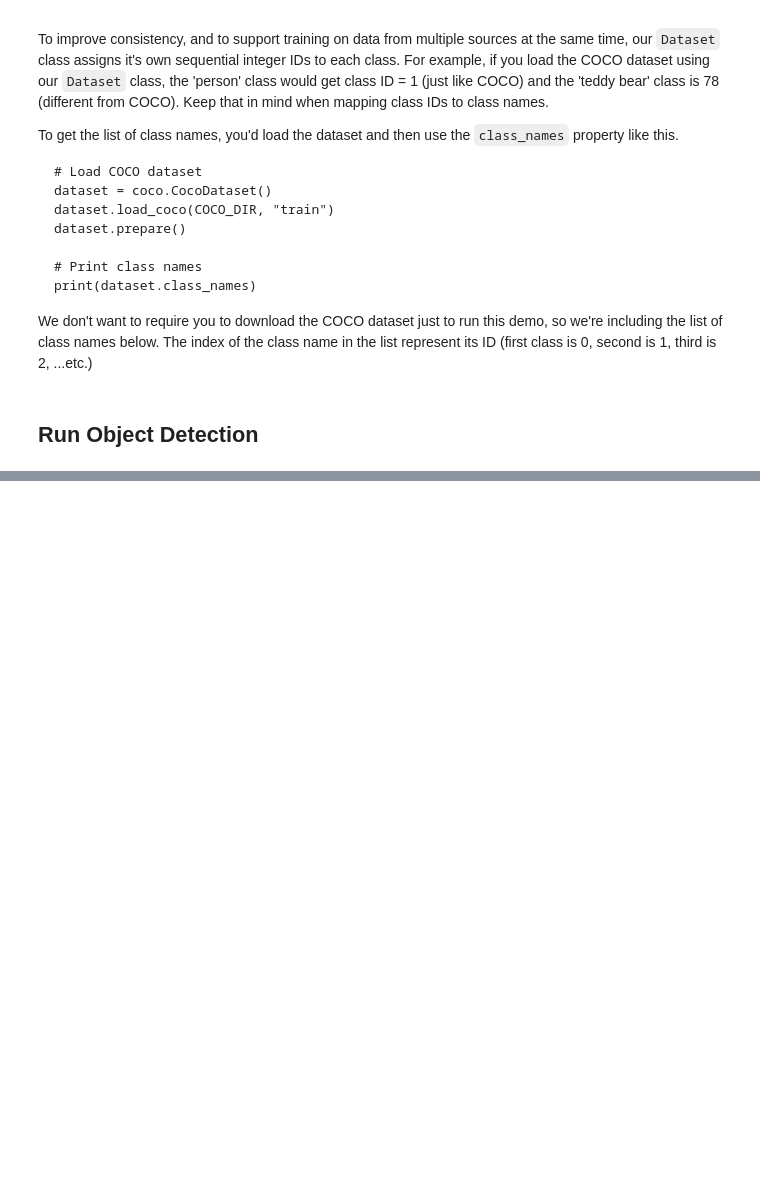
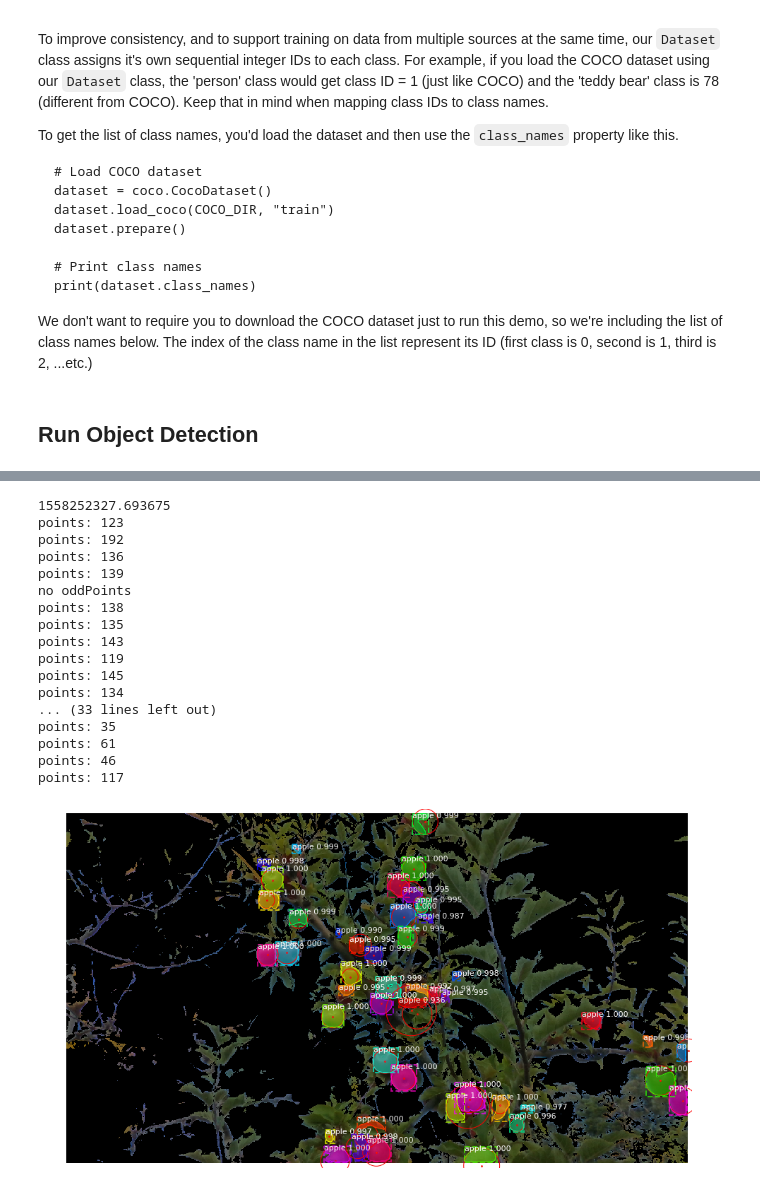
Before and after one commit to foreverben1986/Mask_RCNN, a Jupyter notebook: samples/demo.ipynb, the cells around one changed output, grey strips where cells are left out. Drawn from its saved outputs; the diff is of its cells as text; code cells hidden in the pictures; blank space fills up the shorter version.

```diff
--- a/samples/demo.ipynb
+++ b/samples/demo.ipynb
@@ -162,0 +161,34 @@ points: 88
+# %%
+# Load a random image from the images folder
+#file_names = next(os.walk(IMAGE_DIR))[2]
+#image = skimage.io.imread(os.path.join(IMAGE_DIR, random.choice(file_names)))
+
+image = skimage.io.imread(os.path.join(IMAGE_DIR, "color_20190518T071146-Copy1-test.png"))
+# Run detection
+logging.debug('start detect')
+results = model.detect([image], verbose=0)
+logging.debug('end detect')
+
+# Visualize results
+r = results[0]
+visualize.display_instances(image, r['rois'], r['masks'], r['class_ids'],
+                            class_names, r['scores'])
+# %% [output]
+1558252327.693675
+points: 123
+points: 192
+points: 136
+points: 139
+no oddPoints
+points: 138
+points: 135
+points: 143
+points: 119
+points: 145
+points: 134
+... (33 lines left out)
+points: 35
+points: 61
+points: 46
+points: 117
+[figure, added]
```
Also changed, not shown: parts of 3 cells of this notebook, 6 other files.
